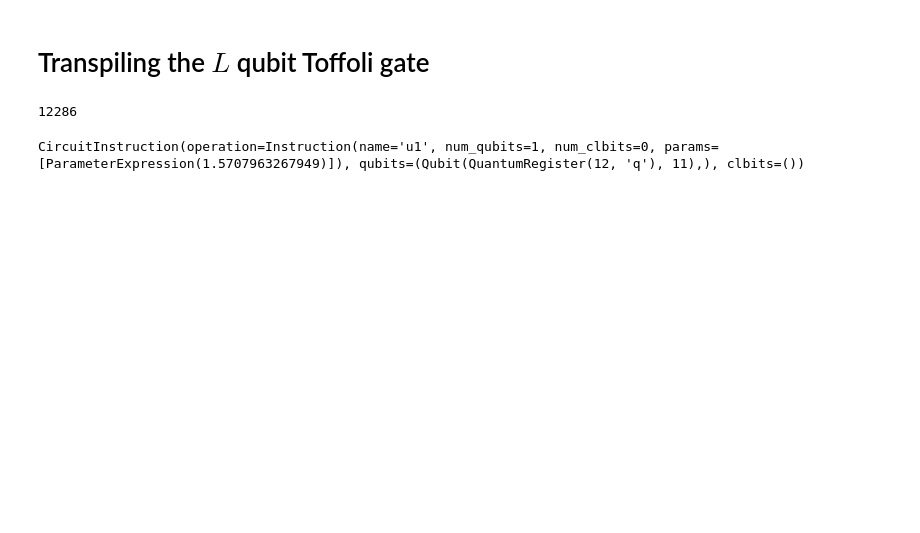
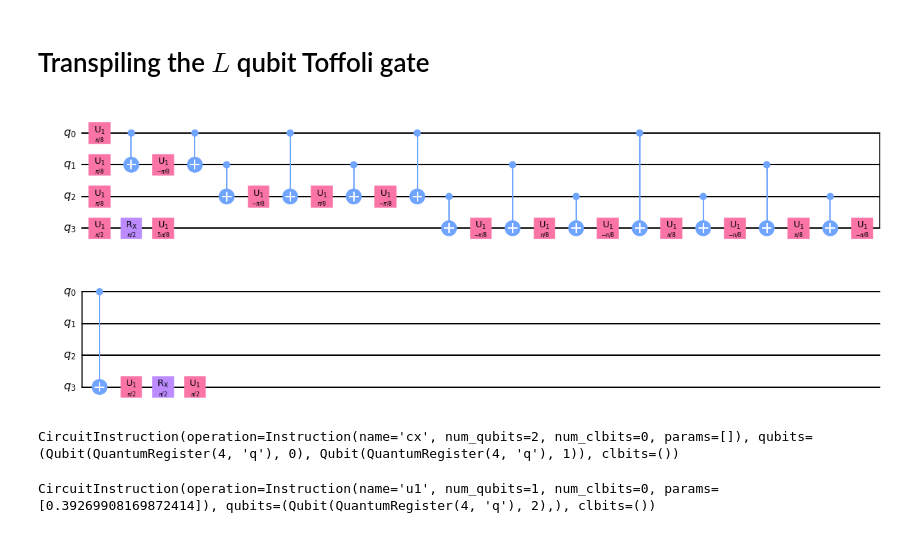
Before and after one commit to psasanka1729/nisq-grover-qiskit-floquet-model, a Jupyter notebook: create_gates_list.ipynb, the cells around one changed output. Saved outputs shown, nothing was run; the diff lists cells and outputs as text; code cells hidden in the pictures; blank space fills up the shorter version.

```diff
--- a/create_gates_list.ipynb
+++ b/create_gates_list.ipynb
@@ -20,16 +22,11 @@ qc.draw("mpl");
 # %%
 trans_qc = transpile(qc, basis_gates = ['u1','rx','cx'], optimization_level = 3)
 #trans_qc = transpile(qc, basis_gates = ['rz','cx','h'], optimization_level = 3)
 #trans_qc.draw("mpl")
-#trans_qc.draw("mpl")
+trans_qc.draw("mpl")
+#len(trans_qc)
+# %% [output]
+[figure, added]
-# %%
-len(trans_qc)
-# %% [output]
-12286
-# %%
-trans_qc[1]
-# %% [output]
-CircuitInstruction(operation=Instruction(name='u1', num_qubits=1, num_clbits=0, params=[ParameterExpression(1.5707963267949)]), qubits=(Qubit(QuantumRegister(12, 'q'), 11),), clbits=())
 # %%
 def extract_gate_details(gate_index, gate_instruction_string):
 
@@ -120,4 +96,12 @@ def extract_gate_details(gate_index, gate_instruction_string):
     else:
         print("Kant")
     return gate_as_list
+# %%
+trans_qc[2]
+# %% [output]
+CircuitInstruction(operation=Instruction(name='cx', num_qubits=2, num_clbits=0, params=[]), qubits=(Qubit(QuantumRegister(4, 'q'), 0), Qubit(QuantumRegister(4, 'q'), 1)), clbits=())
+# %%
+trans_qc[5]
+# %% [output]
+CircuitInstruction(operation=Instruction(name='u1', num_qubits=1, num_clbits=0, params=[0.39269908169872414]), qubits=(Qubit(QuantumRegister(4, 'q'), 2),), clbits=())
 # %%
```
Also changed, not shown: parts of 5 cells of this notebook, 5 other files.
